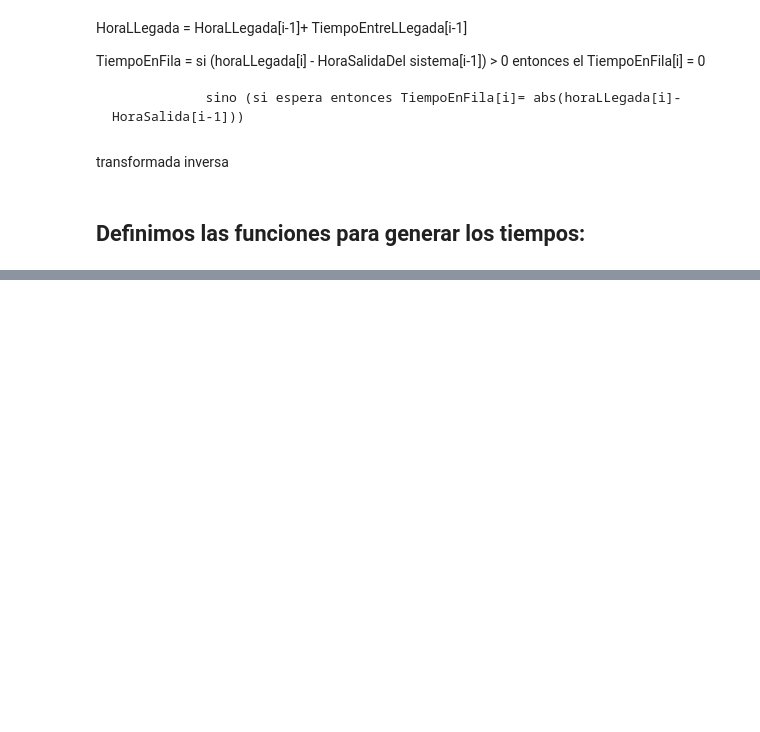
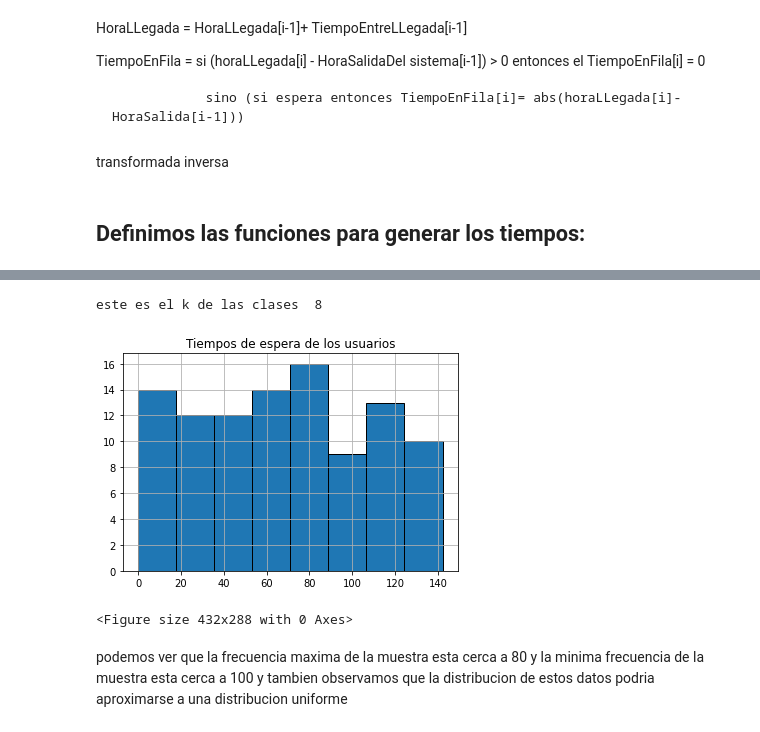
Before and after one commit to santiquiroz/simulacion-de-sistemas-unal-med-2020-2, a Jupyter notebook: practicas/practica 4/Práctica_4_Santiago_Quiroz_Upegui.ipynb, the cells around one changed output, grey strips where cells are left out. Drawn from its saved outputs; the diff is of its cells as text; code cells hidden in the pictures; blank space fills up the shorter version.

```diff
--- a/practicas/practica 4/Práctica_4_Santiago_Quiroz_Upegui.ipynb
+++ b/practicas/practica 4/Práctica_4_Santiago_Quiroz_Upegui.ipynb
@@ -73,18 +73,17 @@ transformada inversa
 # %% [markdown]
 ## Definimos las funciones para generar los tiempos:
 # %%
-def genTiempoEntreLlegada () {
+def genTiempoEntreLlegada () :
     lambdaValue = 1.5
     r = random.uniform(0, 1)
     x1 = (-1/ lambdaValue) * math.log(1-r)
     return x1
-}
 
-def genTiempoServicio () {
+
+def genTiempoServicio () :
 
     media = 2
     desviacionEstandar = 1
     r = random.gauss(2,1)
     return r
-}
 # %% [markdown]
@@ -105,10 +104,10 @@ TiempoTotalSistema = TiempoFinalizacionServicio - TiempoLLegada
 datosSimulacion.append([TiempoEntreLLegadas, TiempoServicio, TiempoLLegada, TiempoEnFila, TiempoFinalizacionServicio, TiempoTotalSistema])
 
 # con los otros restantes si es diferente
-for i in range(1,100):
-    TiempoLLegadaAnterior = datosSimulacion[i-1[2]
+n = 100
+for i in range(1,n):
+    TiempoLLegadaAnterior = datosSimulacion[i-1][2]
     TiempoFinalizacionServicioAnterior = datosSimulacion[i-1][4]
-
     TiempoEntreLLegadas = genTiempoEntreLlegada()
     TiempoServicio = genTiempoServicio()
     TiempoLLegada = TiempoEntreLLegadas + TiempoLLegadaAnterior
@@ -122,0 +204,20 @@ for i in range(1,100):
+# %%
+k = math.ceil(math.log2(n) + 1)
+
+tiemposEnFilaClientes = []
+
+for i in range (0,len(datosSimulacion)) :
+    tiemposEnFilaClientes.append(datosSimulacion[i][3])
+
+print("este es el k de las clases ", k)
+plt.title('Tiempos de espera de los usuarios')
+plt.hist(tiemposEnFilaClientes, bins=k, edgecolor = 'black',  linewidth=1)
+plt.grid(True)
+plt.show()
+plt.clf()
+# %% [output]
+este es el k de las clases  8
+[figure, added]
+<Figure size 432x288 with 0 Axes>
+# %% [markdown]
+podemos ver que la frecuencia maxima de la muestra esta cerca a 80 y la minima frecuencia de la muestra esta cerca a 100 y tambien observamos que la distribucion de estos datos podria aproximarse a una distribucion uniforme
```
Also changed, not shown: parts of 20 cells of this notebook.
